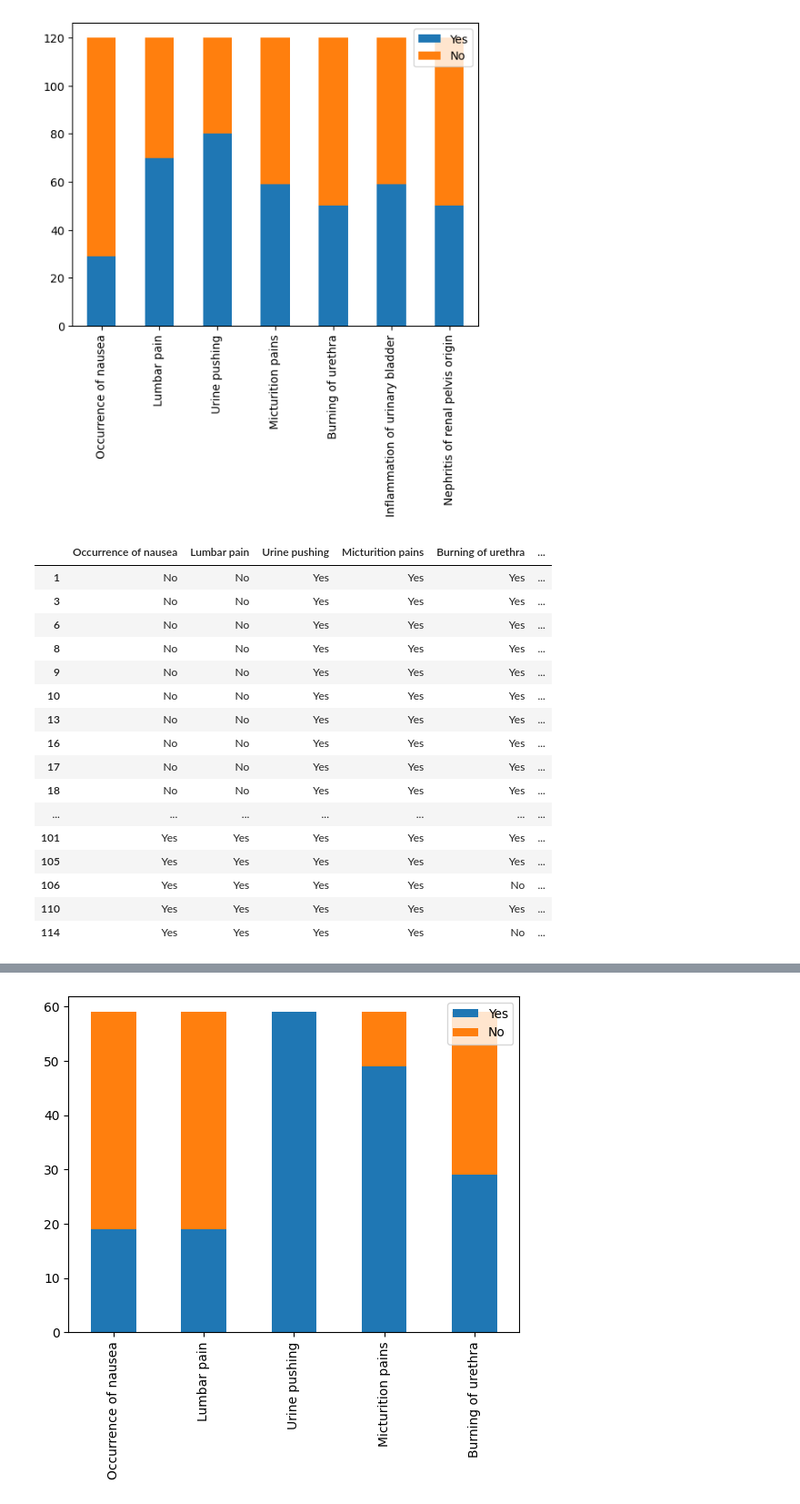
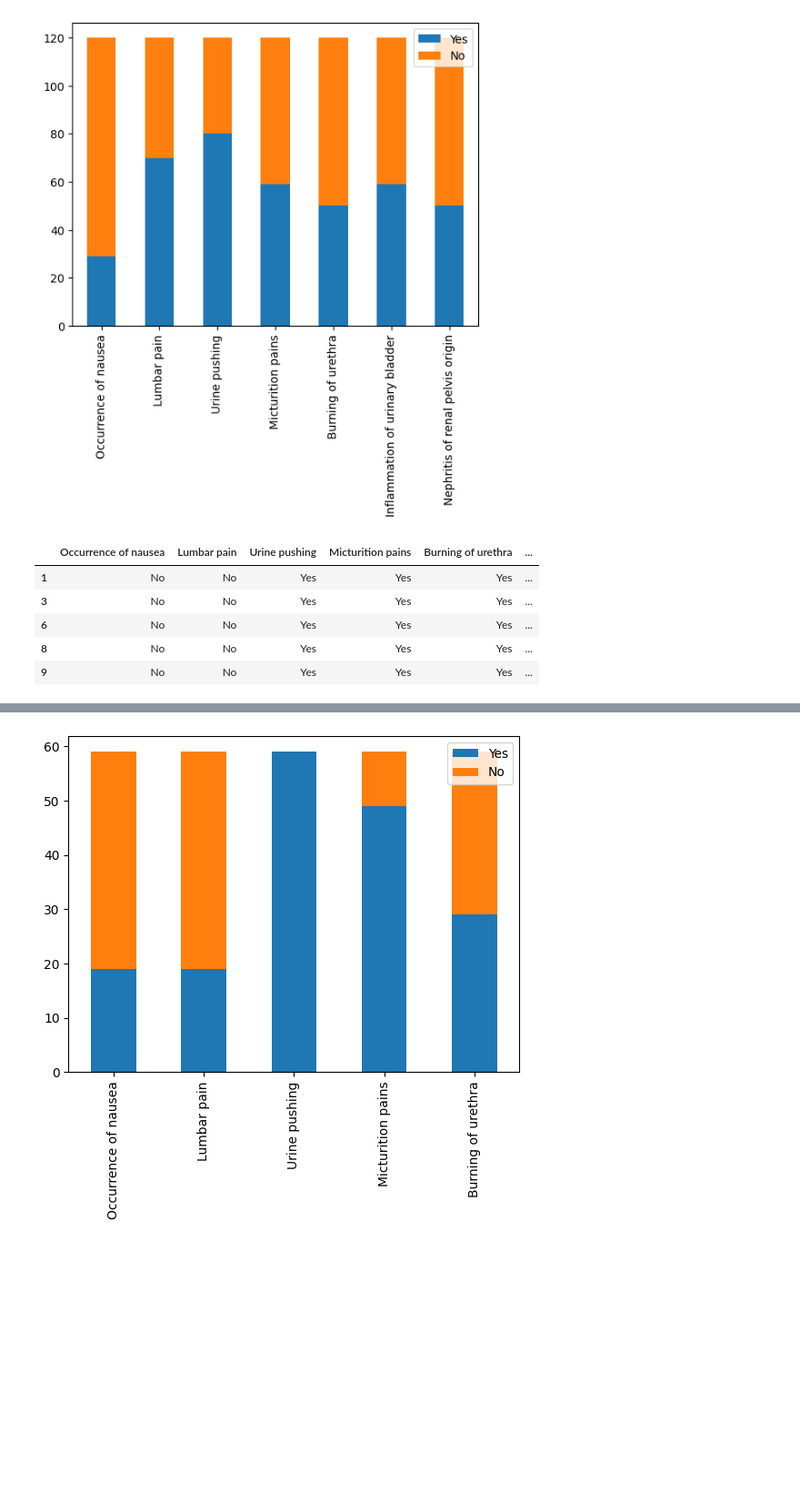
Before and after one commit to mohsen-dl/Association-Rules-Mining, a Jupyter notebook: Association Rules Mining.ipynb, the cells around one changed output, grey strips where cells are left out. Shown at 91% size. Saved outputs shown, nothing was run; the diff lists cells and outputs as text; code cells hidden in the pictures; blank space fills up the shorter version.

```diff
--- a/Association Rules Mining.ipynb
+++ b/Association Rules Mining.ipynb
@@ -145,24 +145,13 @@ plt.show()
 [figure]
 # %%
 df1 = df[df['Inflammation of urinary bladder'] == 'Yes']
-df1
+df1.head()
 # %% [output]
 |  | Occurrence of nausea | Lumbar pain | Urine pushing | Micturition pains | Burning of urethra | ... |
 | 1 | No | No | Yes | Yes | Yes | ... |
 | 3 | No | No | Yes | Yes | Yes | ... |
 | 6 | No | No | Yes | Yes | Yes | ... |
 | 8 | No | No | Yes | Yes | Yes | ... |
 | 9 | No | No | Yes | Yes | Yes | ... |
-| 10 | No | No | Yes | Yes | Yes | ... |
-| 13 | No | No | Yes | Yes | Yes | ... |
-| 16 | No | No | Yes | Yes | Yes | ... |
-| 17 | No | No | Yes | Yes | Yes | ... |
-| 18 | No | No | Yes | Yes | Yes | ... |
-| ... | ... | ... | ... | ... | ... | ... |
-| 101 | Yes | Yes | Yes | Yes | Yes | ... |
-| 105 | Yes | Yes | Yes | Yes | Yes | ... |
-| 106 | Yes | Yes | Yes | Yes | No | ... |
-| 110 | Yes | Yes | Yes | Yes | Yes | ... |
-| 114 | Yes | Yes | Yes | Yes | No | ... |
 # %%
 df2 = df[df['Nephritis of renal pelvis origin'] == 'Yes']
```
Also changed, not shown: parts of 40 cells of this notebook.
